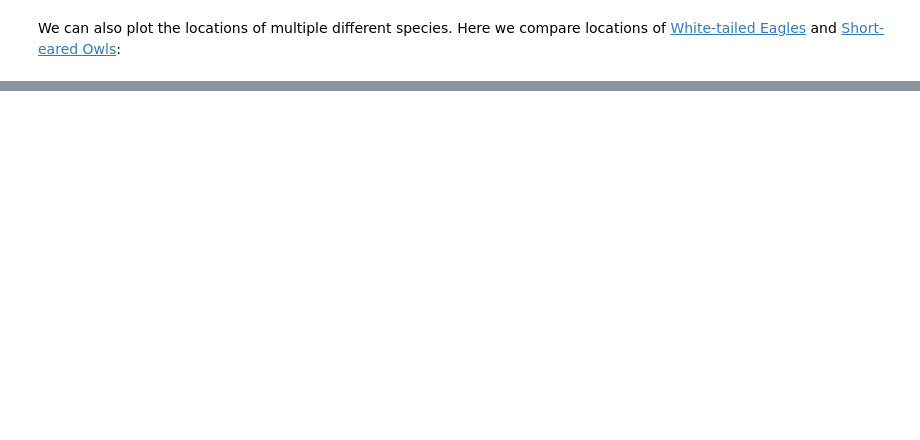
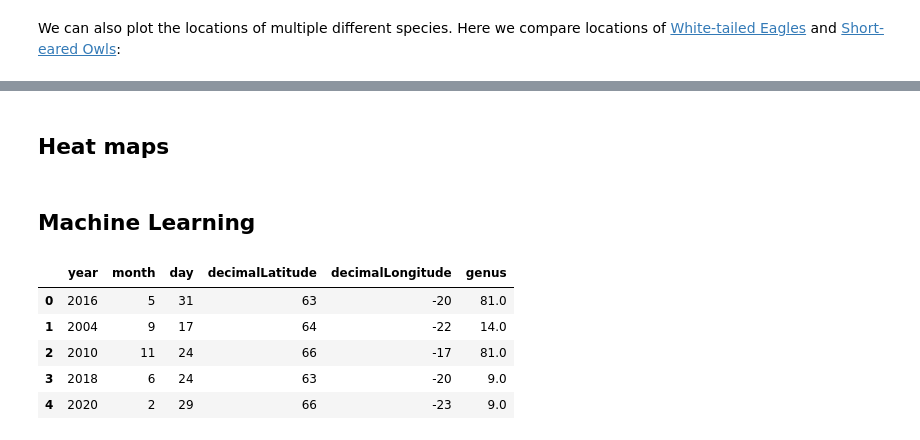
Before and after one commit to sveppalicious/Birds, a Jupyter notebook: Birds.ipynb, the cells around one changed output, grey strips where cells are left out. Cells and saved outputs as stored; diff of their text form; code cells hidden in the pictures; blank space fills up the shorter version.

```diff
--- a/Birds.ipynb
+++ b/Birds.ipynb
@@ -203,0 +217,2 @@ plt.show()
+# %% [markdown]
+## Heat maps
@@ -203,0 +236,20 @@ plt.show()
+# %% [markdown]
+## Machine Learning
+# %%
+# TODO: Remove everything exept year, month, day, decimalLatitude, decimalLongitude, and the y column. Possible y values  = ['genus', 'family']
+from sklearn.preprocessing import OrdinalEncoder
+y_column_name = 'genus'
+data = birds[['year', 'month', 'day', 'decimalLatitude', 'decimalLongitude', y_column_name]]
+# data = pd.get_dummies(data, columns=['genus'])
+data = data.astype({"decimalLatitude":'int', "decimalLongitude":'int'})
+data.drop(data[data.year < 1999].index, inplace=True)
+enc = OrdinalEncoder()
+data[[y_column_name]] = enc.fit_transform(data[[y_column_name]])
+data.head()
+# %% [output]
+|  | year | month | day | decimalLatitude | decimalLongitude | genus |
+| 0 | 2016 | 5 | 31 | 63 | -20 | 81.0 |
+| 1 | 2004 | 9 | 17 | 64 | -22 | 14.0 |
+| 2 | 2010 | 11 | 24 | 66 | -17 | 81.0 |
+| 3 | 2018 | 6 | 24 | 63 | -20 | 9.0 |
+| 4 | 2020 | 2 | 29 | 66 | -23 | 9.0 |
```
Also changed, not shown: parts of 13 cells of this notebook, 1 other file.
